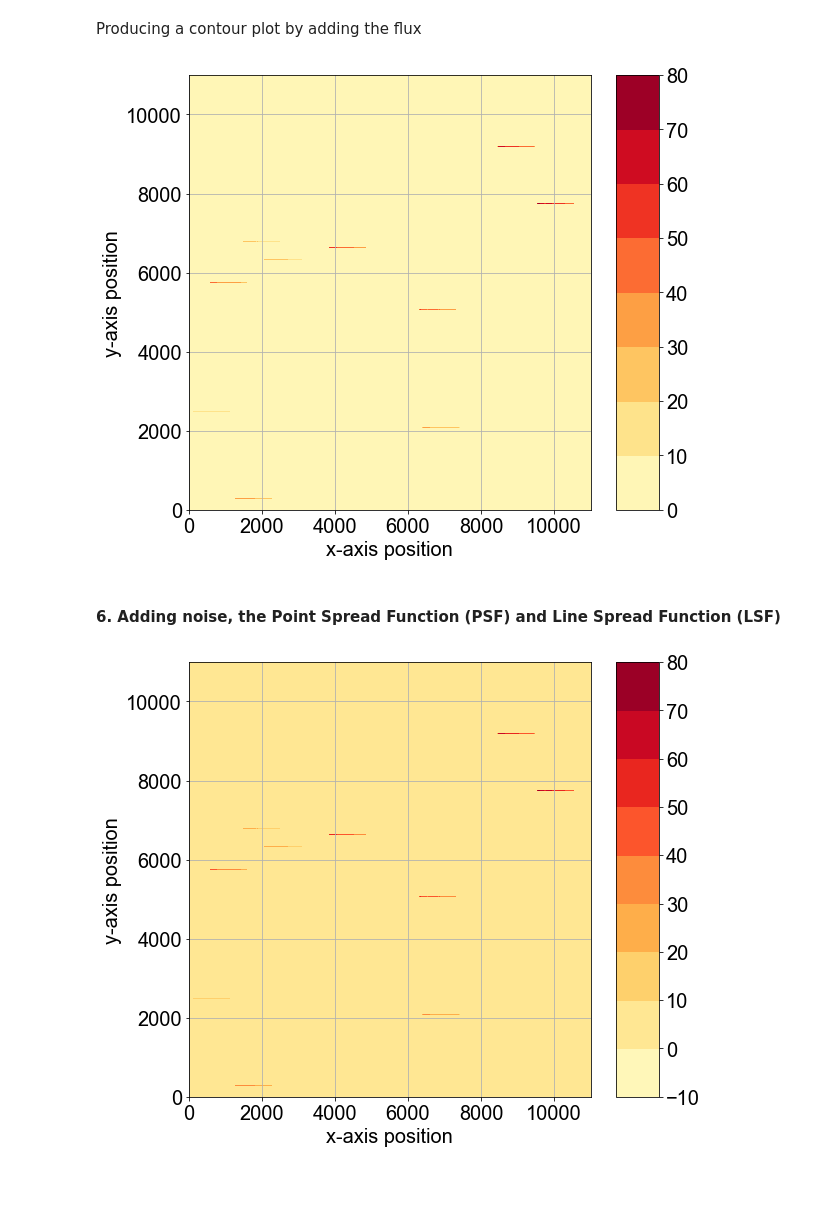
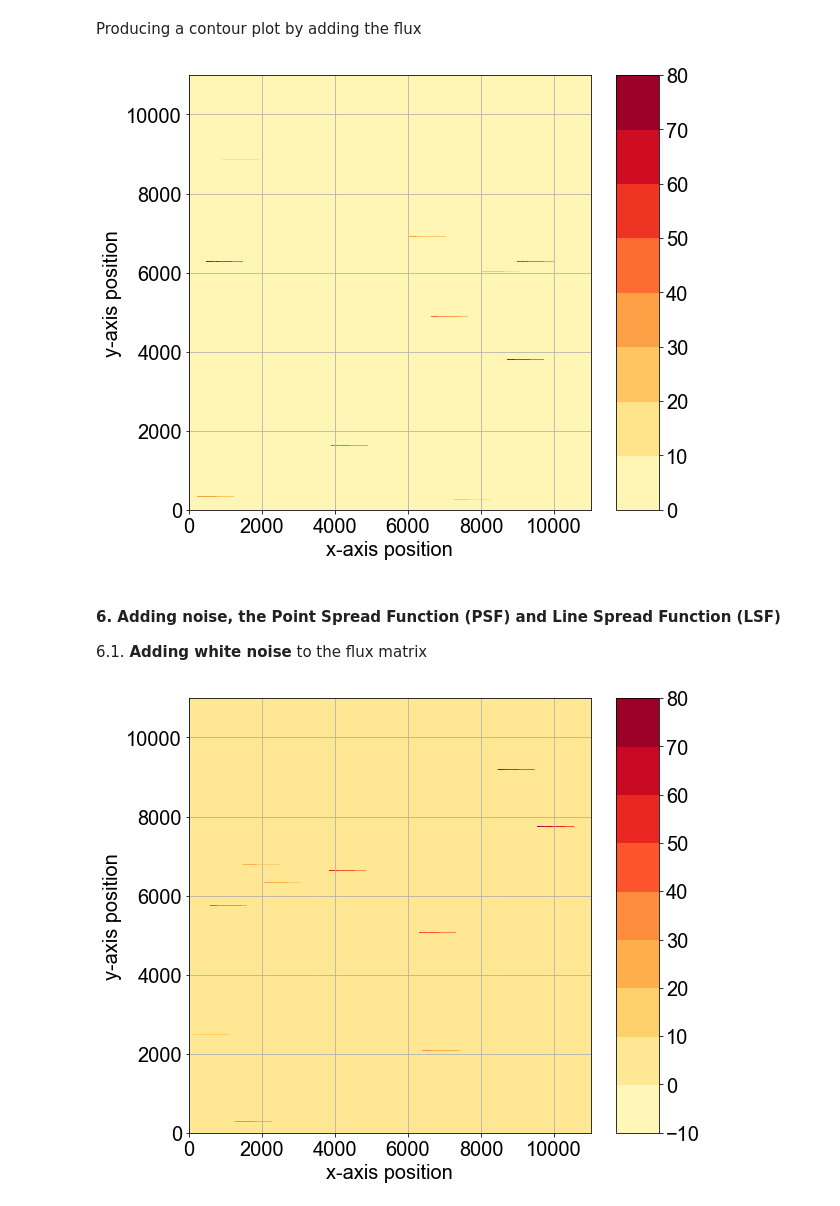
Before and after one commit to SoumyaShreeram/Slitless_spectroscopy, a Jupyter notebook: 01_Simulating_Spectra.ipynb, the cells around one changed output. Cells and saved outputs as stored; diff of their text form; code cells hidden in the pictures.

```diff
--- a/01_Simulating_Spectra.ipynb
+++ b/01_Simulating_Spectra.ipynb
@@ -205,6 +166,11 @@ def plotContour(l_pix, u_pix, disperse_range, flux_matrix2D):
+# %%
+flux_matrix2D = np.empty((u_pix+disperse_range, u_pix+disperse_range))
+flux_matrix2D = ss.construct2DFluxMatrix(flux_matrix2D, y_disperse, x_disperse, flux_k2D, u_pix, disperse_range)
 # %%
-plotContour(l_pix, u_pix, disperse_range, flux_matrix2D)
+ss.plotContour(l_pix, u_pix, disperse_range, flux_matrix2D)
 # %% [output]
-[figure, old version]
+[figure, new version]
 # %% [markdown]
 #### 6. Adding noise, the Point Spread Function (PSF) and Line Spread Function (LSF)
+
+6.1. **Adding white noise** to the flux matrix
```
Also changed, not shown: parts of 14 cells of this notebook.
